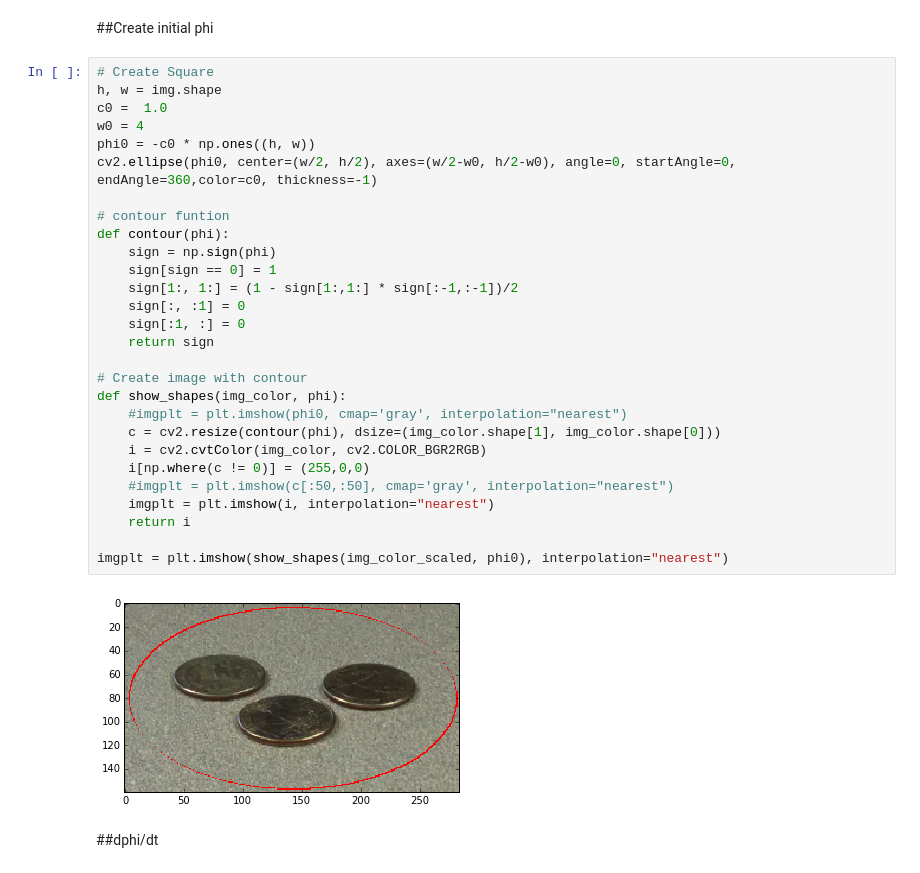
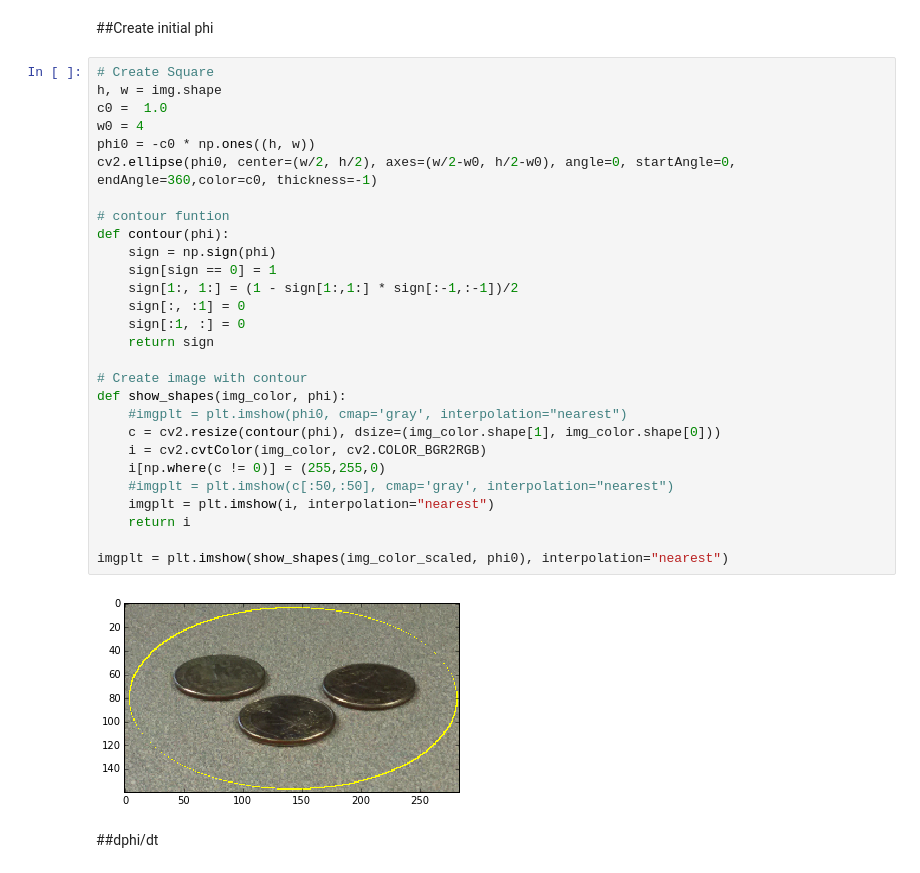
Before and after one commit to rmetchev/IVP-Python, a Jupyter notebook: Week6.ipynb, the cells around one changed output. Drawn from its saved outputs; the diff is of its cells as text.

```diff
--- a/Week6.ipynb
+++ b/Week6.ipynb
@@ -46,33 +46,33 @@ imgplt = plt.imshow(g, cmap=cm.Greys_r, interpolation="nearest")
 # %%
 # Create Square
 h, w = img.shape
 c0 =  1.0
 w0 = 4
 phi0 = -c0 * np.ones((h, w))
 cv2.ellipse(phi0, center=(w/2, h/2), axes=(w/2-w0, h/2-w0), angle=0, startAngle=0, endAngle=360,color=c0, thickness=-1)
 
 # contour funtion
 def contour(phi):
     sign = np.sign(phi)
     sign[sign == 0] = 1
     sign[1:, 1:] = (1 - sign[1:,1:] * sign[:-1,:-1])/2
     sign[:, :1] = 0
     sign[:1, :] = 0
     return sign
 
 # Create image with contour
 def show_shapes(img_color, phi):
     #imgplt = plt.imshow(phi0, cmap='gray', interpolation="nearest")
     c = cv2.resize(contour(phi), dsize=(img_color.shape[1], img_color.shape[0]))
     i = cv2.cvtColor(img_color, cv2.COLOR_BGR2RGB)
-    i[np.where(c != 0)] = (255,0,0)
+    i[np.where(c != 0)] = (255,255,0)
     #imgplt = plt.imshow(c[:50,:50], cmap='gray', interpolation="nearest")
     imgplt = plt.imshow(i, interpolation="nearest")
     return i
 
 imgplt = plt.imshow(show_shapes(img_color_scaled, phi0), interpolation="nearest")
 # %% [output]
-[figure, old version]
+[figure, new version]
 # %% [markdown]
 ##dphi/dt
 # %%
```
Also changed, not shown: parts of 1 cell of this notebook.
